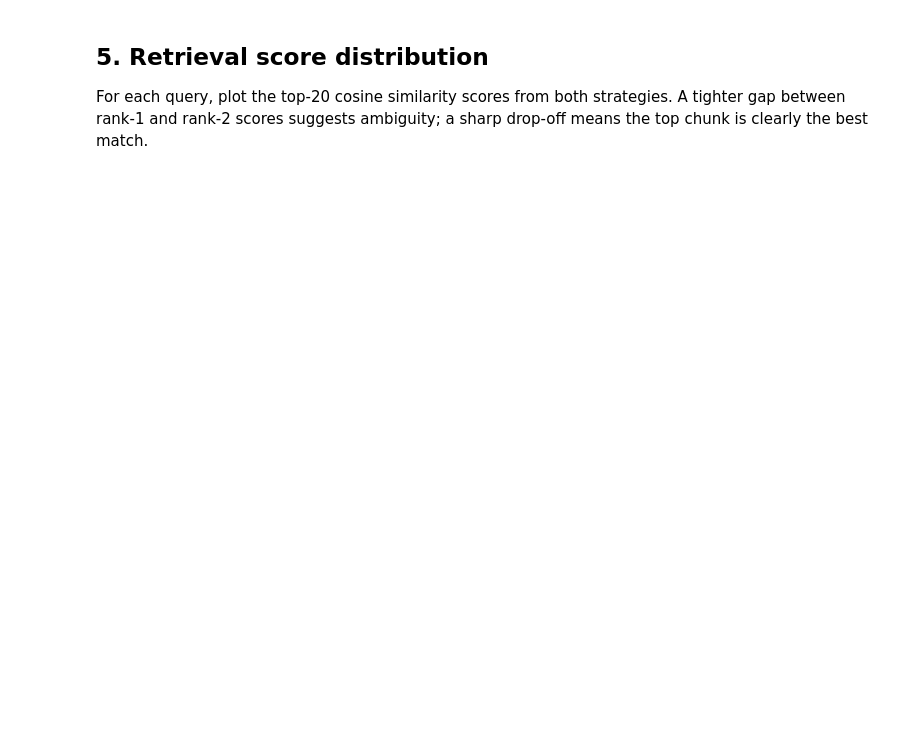
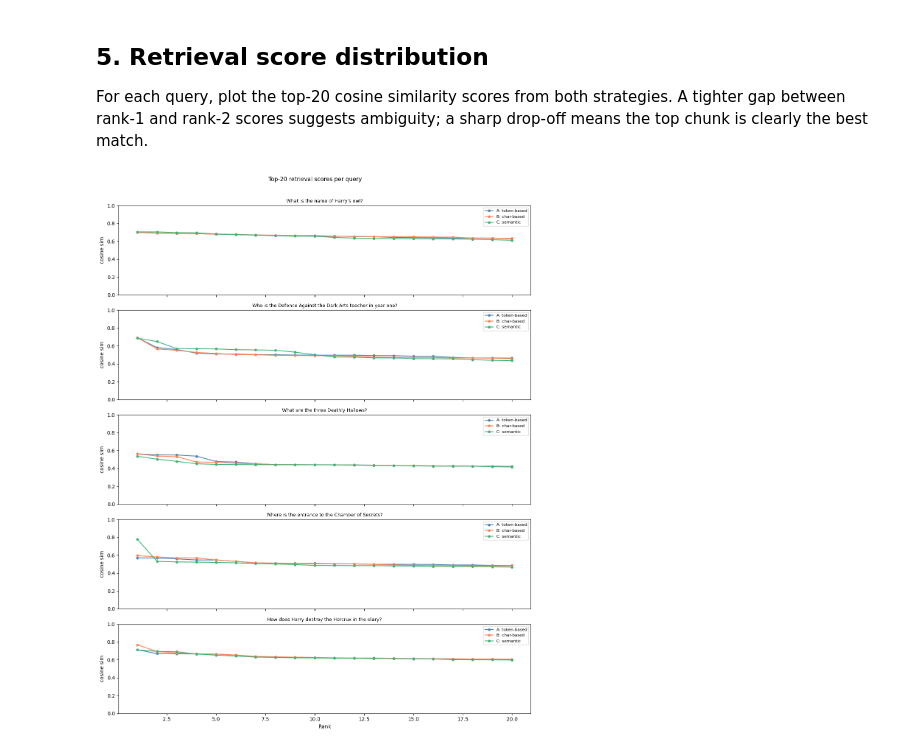
Before and after one commit to EloiseInacio/HPQuiz, a Jupyter notebook: splitting_comparison.ipynb, the cells around one changed output. Cells and saved outputs as stored; diff of their text form; code cells hidden in the pictures; blank space fills up the shorter version.

```diff
--- a/splitting_comparison.ipynb
+++ b/splitting_comparison.ipynb
@@ -147,14 +209,12 @@ for i, idx in enumerate(sample_ids):
 
 For a set of HP questions, embed the query and retrieve the top-3 most similar chunks from each strategy. Better splitting should return chunks that contain the answer in a readable, complete context — not a fragment that starts or ends mid-sentence.
 # %%
-# Embedding all chunks takes a few minutes on CPU
 model = SentenceTransformer(EMBED_MODEL)
 
-texts_A = [c.page_content for c in chunks_A]
-texts_B = [c.page_content for c in chunks_B]
-
-print("Embedding strategy A...")
-embs_A = model.encode(texts_A, batch_size=256, show_progress_bar=True, normalize_embeddings=True)
-print("Embedding strategy B...")
-embs_B = model.encode(texts_B, batch_size=256, show_progress_bar=True, normalize_embeddings=True)
+for s in STRATEGIES:
+    print(f"Embedding {s['name']}...")
+    texts = [c.page_content for c in s["chunks"]]
+    s["texts"] = texts
+    s["embs"]  = model.encode(texts, batch_size=256, show_progress_bar=True,
+                               normalize_embeddings=True)
 print("Done.")
@@ -167,7 +239,7 @@ TEST_QUERIES = [
     "How does Harry destroy the Horcrux in the diary?",
 ]
 
-CONTEXT_CHARS = 400  # characters of each retrieved chunk to display
+CONTEXT_CHARS = 400
 
 def top_k(query, embs, texts, k=3):
     q = model.encode([query], normalize_embeddings=True)
@@ -176,11 +248,9 @@ def top_k(query, embs, texts, k=3):
     return [(float(scores[i]), texts[i]) for i in idx]
 
 for query in TEST_QUERIES:
-    res_A = top_k(query, embs_A, texts_A)
-    res_B = top_k(query, embs_B, texts_B)
     print(f"\n{'═'*72}")
     print(f"  QUERY: {query}")
-    for label, results in [("A token-based", res_A), ("B char-based", res_B)]:
-        score, chunk = results[0]
-        print(f"\n  [{label}]  score={score:.3f}")
+    for s in STRATEGIES:
+        score, chunk = top_k(query, s["embs"], s["texts"])[0]
+        print(f"\n  [{s['name']}]  score={score:.3f}")
         print(f"  {chunk[:CONTEXT_CHARS].strip()!r}")
@@ -191,23 +279,22 @@ For each query, plot the top-20 cosine similarity scores from both strategies. A
 # %%
 K_PLOT = 20
 
 fig, axes = plt.subplots(len(TEST_QUERIES), 1, figsize=(12, 3 * len(TEST_QUERIES)), sharex=True)
 
 for ax, query in zip(axes, TEST_QUERIES):
-    for label, embs, color in [
-        ("A: token-based", embs_A, "steelblue"),
-        ("B: char-based",  embs_B, "coral"),
-    ]:
+    for s in STRATEGIES:
         q = model.encode([query], normalize_embeddings=True)
-        scores = np.sort((embs @ q.T).squeeze())[::-1][:K_PLOT]
+        scores = np.sort((s["embs"] @ q.T).squeeze())[::-1][:K_PLOT]
         ax.plot(range(1, K_PLOT + 1), scores, marker="o", markersize=4,
-                label=label, color=color, linewidth=1.5)
+                label=s["name"], color=s["color"], linewidth=1.5)
     ax.set_title(query, fontsize=9)
     ax.set_ylabel("cosine sim")
     ax.set_ylim(0, 1)
     ax.legend(fontsize=8)
 
 axes[-1].set_xlabel("Rank")
 plt.suptitle("Top-20 retrieval scores per query", fontsize=11, y=1.01)
 plt.tight_layout()
 plt.show()
+# %% [output]
+[figure, added]
```
Also changed, not shown: parts of 7 cells of this notebook, 2 other files.
